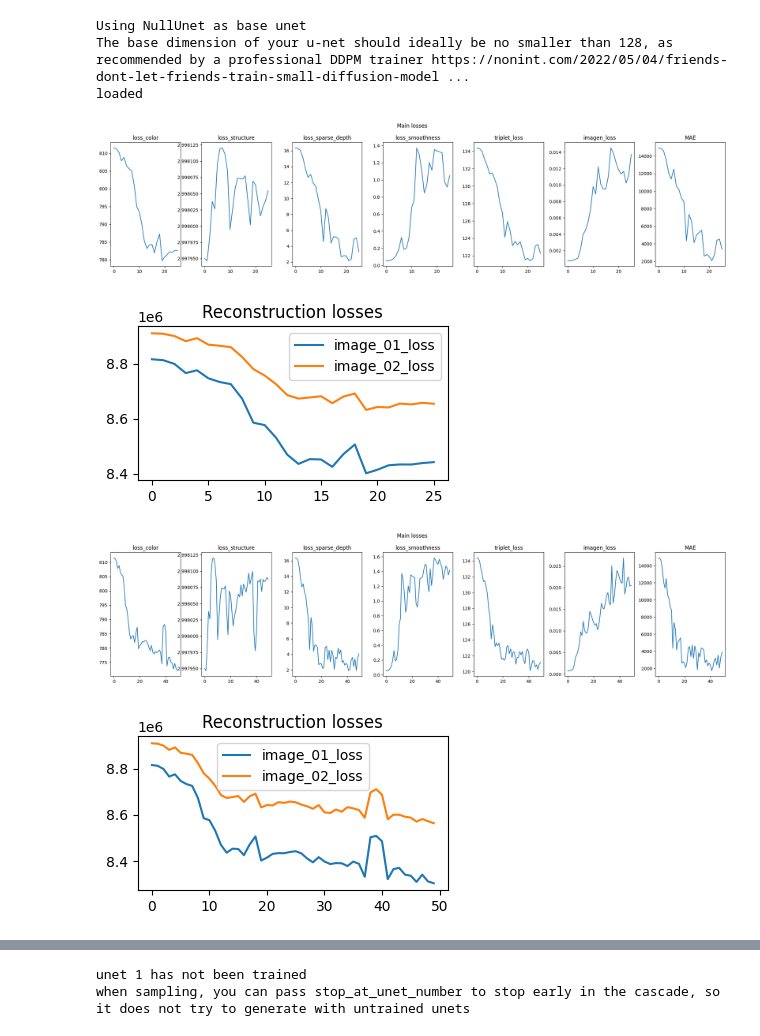
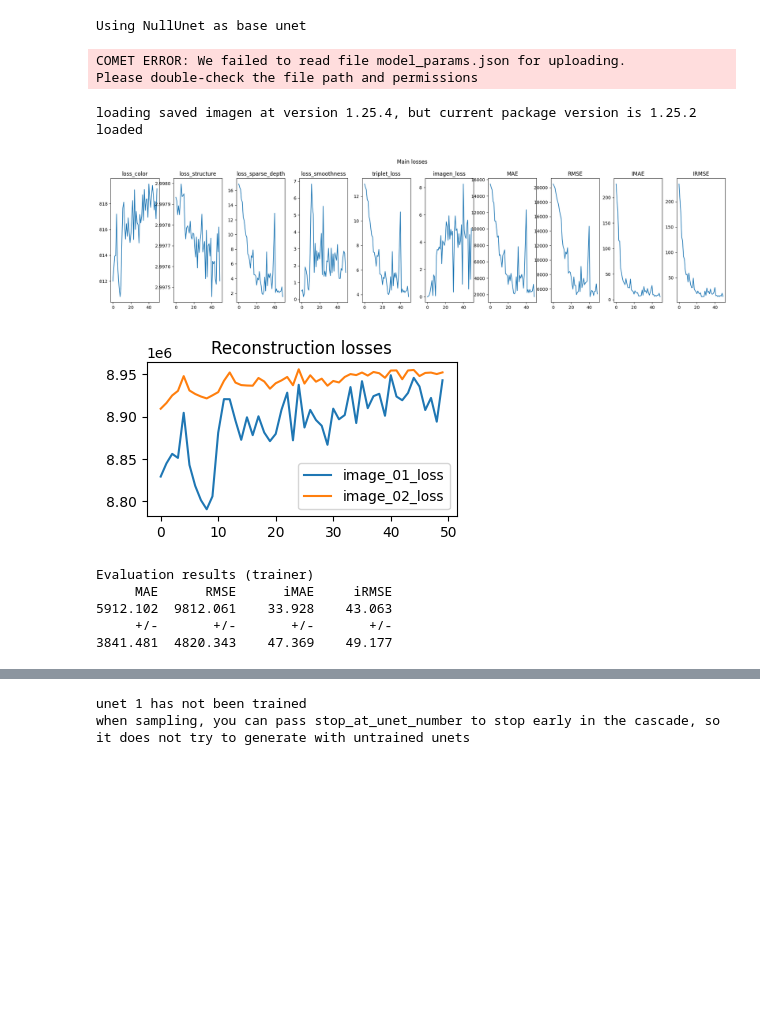
Before and after one commit to kirilllzaitsev/depth_completion_with_diffusion, a Jupyter notebook: rsl_depth_completion/conditional_diffusion/warm-start-with-ssl.ipynb, the cells around one changed output, grey strips where cells are left out. Saved outputs shown, nothing was run; the diff lists cells and outputs as text; code cells hidden in the pictures; blank space fills up the shorter version.

```diff
--- a/rsl_depth_completion/conditional_diffusion/warm-start-with-ssl.ipynb
+++ b/rsl_depth_completion/conditional_diffusion/warm-start-with-ssl.ipynb
@@ -60,12 +78,13 @@ torch.Size([1, 256, 256])
 from rsl_depth_completion.conditional_diffusion.custom_trainer_ssl import (
     ImagenTrainer as ImagenTrainerSSL,
 )
+
 cfg.use_super_res = True
 unets, model = init_model(experiment, ds_kwargs, cfg, logdir_name)
 trainer_kwargs = dict(
     imagen=model,
     use_lion=False,
-    lr=5e-4,
+    lr=1e-4,
     max_grad_norm=5e2,
     # fp16=cfg.fp16,
     fp16=False,
@@ -74,14 +93,20 @@ trainer_kwargs = dict(
     accelerate_project_dir="logs",
 )
 trainer = ImagenTrainerSSL(**trainer_kwargs)
-# trainer.load("./logs/standalone_trainer/121_cfg.exp_targets=['only-sr', 'lowres-as-rescaled-256']/unet-2-last.pt",
-            #  only_model=True)
+model_path = '/media/master/wext/msc_studies/second_semester/research_project/project/rsl_depth_completion/rsl_depth_completion/conditional_diffusion/models/plain_centerline_7375-unet-2-last.pt'
+# model_path = "./logs/standalone_trainer/121_cfg.exp_targets=['only-sr', 'lowres-as-rescaled-256']/unet-2-last.pt"
+trainer.load(
+    model_path,
+    only_model=True,
+)
 # trainer.pose_model.eval()
-print('loaded')
+print("loaded")
 # %% [output]
 Using NullUnet as base unet
-The base dimension of your u-net should ideally be no smaller than 128, as recommended by a professional DDPM trainer https://nonint.com/2022/05/04/friends-dont-let-friends-train-small-diffusion-model ...
-loaded
+COMET ERROR: We failed to read file model_params.json for uploading.
+Please double-check the file path and permissions
+loading saved imagen at version 1.25.4, but current package version is 1.25.2
+loaded
 # %%
 from rsl_depth_completion.conditional_diffusion.ssl_utils import (
     calc_error_to_gt,
@@ -108,6 +133,9 @@ losses = {
     "triplet_loss": [],
     "imagen_loss": [],
     "MAE": [],
+    "RMSE": [],
+    "IMAE": [],
+    "IRMSE": [],
 }
 output_depths = []
 parameters_pose_model = list(trainer.pose_model.parameters())
@@ -120,7 +148,8 @@ validity_map_depth = torch.where(
 ).bool()
 
 num_epochs = 50
-plot_epochs = [num_epochs // 2, num_epochs - 1]
+# plot_epochs = [num_epochs // 2, num_epochs - 1]
+plot_epochs = [num_epochs - 1]
 
 progress_bar = tqdm(range(num_epochs), desc="Epoch")
 for epoch in progress_bar:
@@ -150,35 +179,52 @@ for epoch in progress_bar:
         rec_losses=rec_losses,
         losses=losses,
     )
     forwards_kwargs.update(ssl_kwargs)
 
     loss, output_depth = trainer(**forwards_kwargs)
     progress_bar.set_postfix(loss=loss)
 
     for i in range(len(parameters_depth_model)):
         if parameters_depth_model[i].grad is not None:
             depth_grads[i].append(
                 torch.sum(torch.abs(parameters_depth_model[i].grad)).item()
             )
     for i in range(len(parameters_pose_model)):
         if parameters_pose_model[i].grad is not None:
             pose_grads[i].append(
                 torch.sum(torch.abs(parameters_pose_model[i].grad)).item()
             )
 
     trainer.update(unet_number=unet_idx)
 
-    mae = calc_error_to_gt(output_depth, eval_batch["gt"])
+    mae, rmse, imae, irmse = calc_error_to_gt(output_depth, eval_batch["gt"])
+
     losses["MAE"].append(mae.item())
+    losses["RMSE"].append(rmse.item())
+    losses["IMAE"].append(imae.item())
+    losses["IRMSE"].append(irmse.item())
+
+    global_step += 1
+
+    for stats in [losses, rec_losses]:
+        for k, v in stats:
+            experiment.log_metric(f"step/{k}", v[-1], step=global_step)
+
     output_depths.append(output_depth)
 
     if epoch in plot_epochs:
         plot_losses(losses, rec_losses)
 
     # if epoch == 3:
     #     break
+print_metrics(
+    losses["MAE"], losses["RMSE"], losses["IMAE"], losses["IRMSE"], comment="trainer"
+)
 # %% [output]
-[figure, old version]
+[figure, new version]
-[figure, old version]
+[figure, new version]
-[figure, removed]
-[figure, removed]
+Evaluation results (trainer)
+     MAE      RMSE      iMAE     iRMSE
+5912.102  9812.061    33.928    43.063
+     +/-       +/-       +/-       +/-
+3841.481  4820.343    47.369    49.177
```
Also changed, not shown: parts of 17 cells of this notebook.
